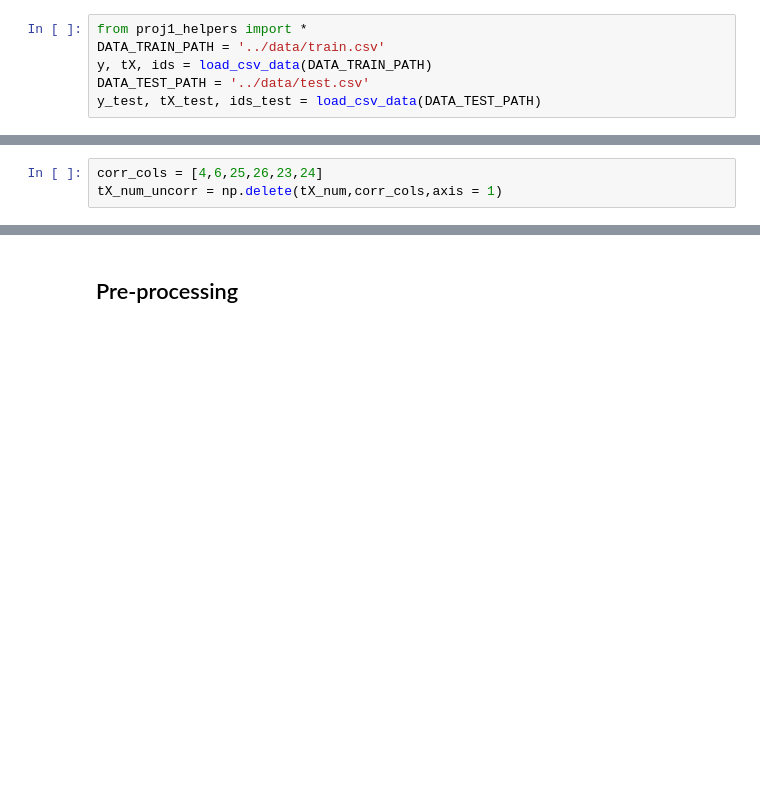
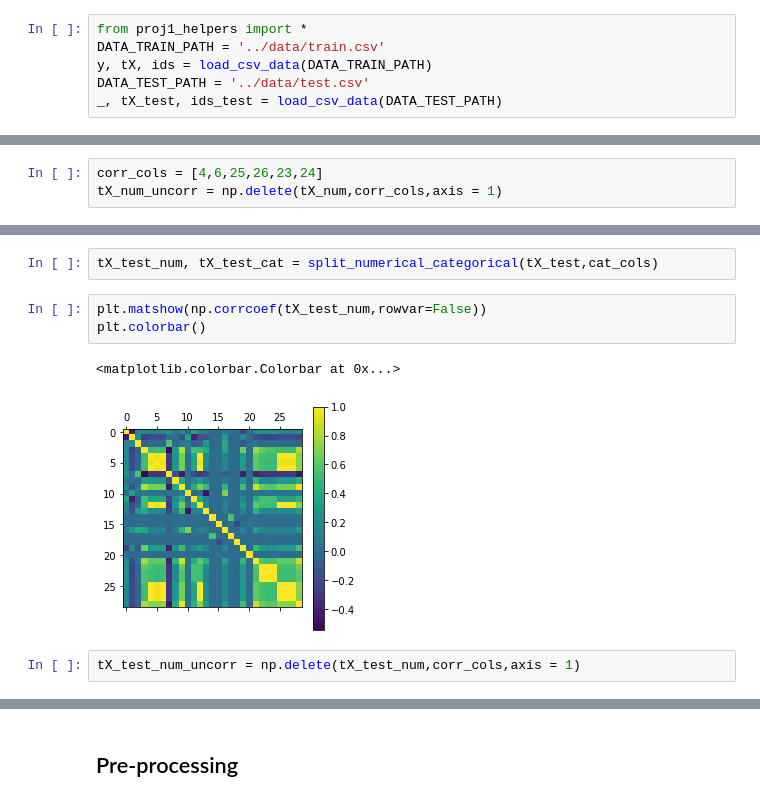
Before and after one commit to AndresMontero/ML_2019_EPFL, a Jupyter notebook: projects/project1/scripts/project1.ipynb, the cells around one changed output, grey strips where cells are left out. Drawn from its saved outputs; the diff is of its cells as text; blank space fills up the shorter version.

```diff
--- a/projects/project1/scripts/project1.ipynb
+++ b/projects/project1/scripts/project1.ipynb
@@ -12,7 +12,7 @@ from proj1_helpers import *
 DATA_TRAIN_PATH = '../data/train.csv'
 y, tX, ids = load_csv_data(DATA_TRAIN_PATH)
 DATA_TEST_PATH = '../data/test.csv'
-y_test, tX_test, ids_test = load_csv_data(DATA_TEST_PATH)
+_, tX_test, ids_test = load_csv_data(DATA_TEST_PATH)
 # %% [markdown]
 ## Do your thing crazy machine learning thing here :) ...
 # %% [markdown]
@@ -51,0 +52,10 @@ plt.colorbar()
+# %%
+tX_test_num, tX_test_cat = split_numerical_categorical(tX_test,cat_cols)
+# %%
+plt.matshow(np.corrcoef(tX_test_num,rowvar=False))
+plt.colorbar()
+# %% [output]
+<matplotlib.colorbar.Colorbar at 0x...>
+[figure, added]
+# %%
+tX_test_num_uncorr = np.delete(tX_test_num,corr_cols,axis = 1)
```
Also changed, not shown: parts of 2 cells of this notebook.
